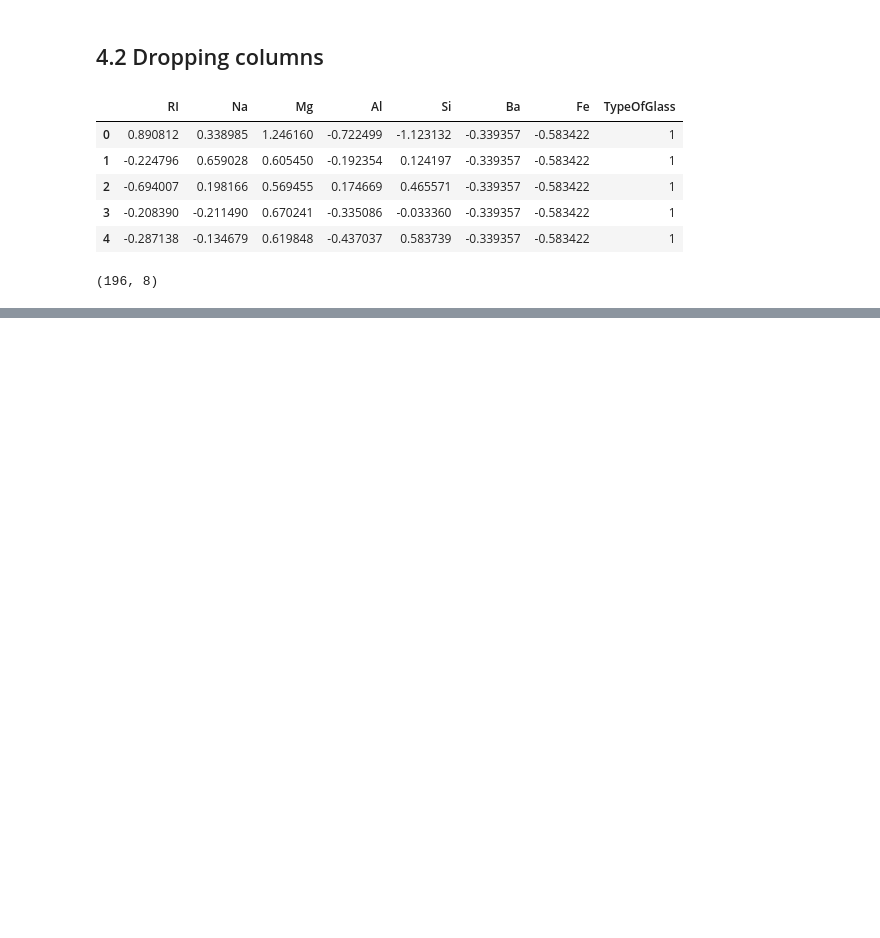
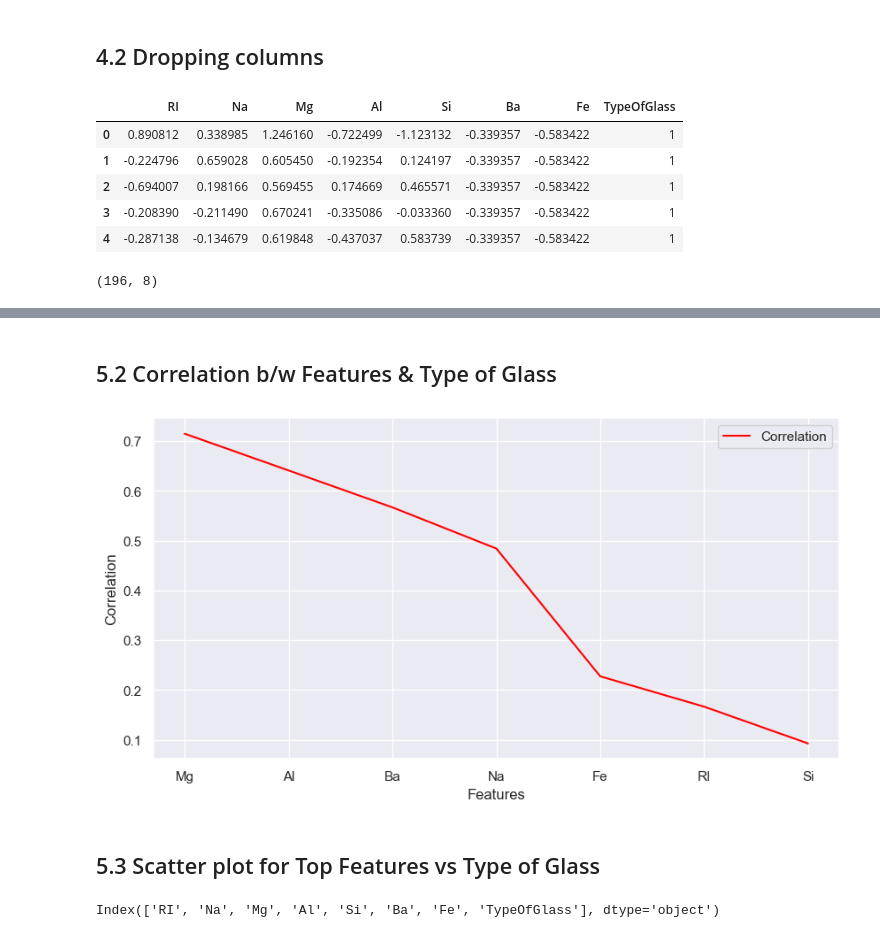
Before and after one commit to Jeyramana/GUVI_Assignments, a Jupyter notebook: Assignment_10/GlassProject.ipynb, the cells around one changed output, grey strips where cells are left out. Saved outputs shown, nothing was run; the diff lists cells and outputs as text; code cells hidden in the pictures; blank space fills up the shorter version.

```diff
--- a/Assignment_10/GlassProject.ipynb
+++ b/Assignment_10/GlassProject.ipynb
@@ -266,0 +285,19 @@ df.shape # Three columns removed
+# %% [markdown]
+## 5.2 Correlation b/w Features & Type of Glass
+# %%
+plt.figure(figsize=(10, 5))
+corr = abs(df.corr())
+plt.plot(corr['TypeOfGlass'].sort_values(ascending=False)[1:], label='Correlation', color='red')
+plt.ylabel('Correlation')
+plt.xlabel('Features')
+plt.legend()
+plt.grid(True)
+plt.show()
+# %% [output]
+[figure, added]
+# %% [markdown]
+## 5.3 Scatter plot for Top Features vs Type of Glass
+# %%
+df.columns
+# %% [output]
+Index(['RI', 'Na', 'Mg', 'Al', 'Si', 'Ba', 'Fe', 'TypeOfGlass'], dtype='object')
```
Also changed, not shown: parts of 30 cells of this notebook, 1 other file.
